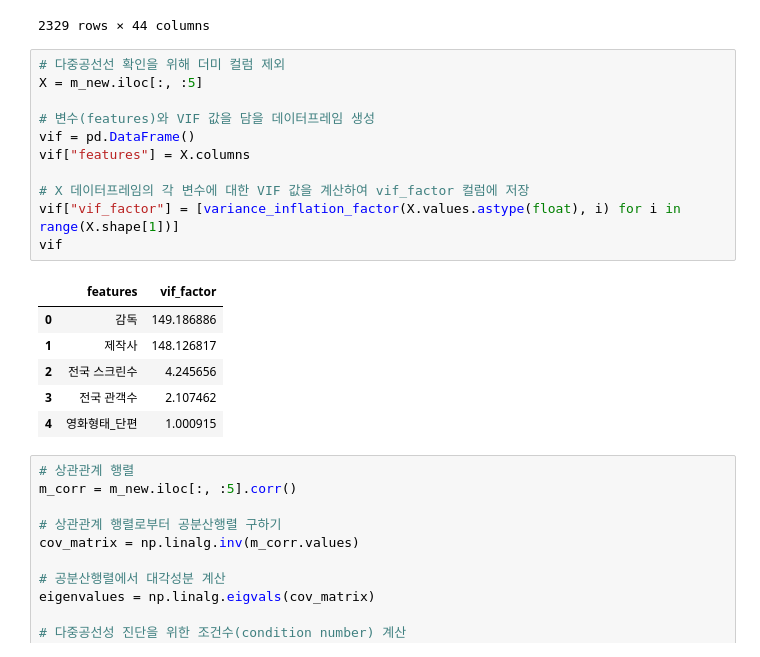
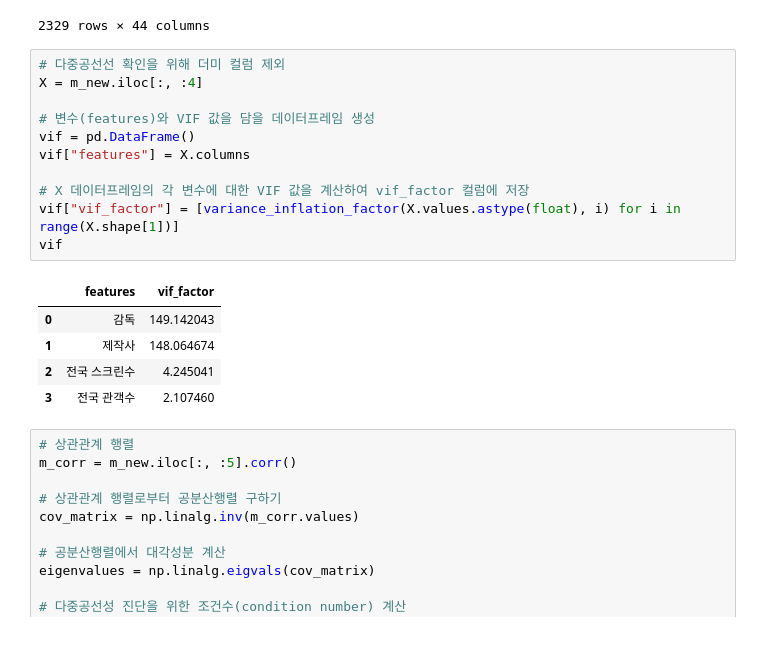
Before and after one commit to Dacon-ai-RunningFive/Dacon-AI, a Jupyter notebook: movie/notebooks/preprocessing/preprocessing2.ipynb, the cells around one changed output. Drawn from its saved outputs; the diff is of its cells as text.

```diff
--- a/movie/notebooks/preprocessing/preprocessing2.ipynb
+++ b/movie/notebooks/preprocessing/preprocessing2.ipynb
@@ -179,22 +179,21 @@ m_new
 2329 rows × 44 columns
 # %%
 # 다중공선선 확인을 위해 더미 컬럼 제외
-X = m_new.iloc[:, :5]
+X = m_new.iloc[:, :4]
 
 # 변수(features)와 VIF 값을 담을 데이터프레임 생성
 vif = pd.DataFrame()
 vif["features"] = X.columns
 
 # X 데이터프레임의 각 변수에 대한 VIF 값을 계산하여 vif_factor 컬럼에 저장
 vif["vif_factor"] = [variance_inflation_factor(X.values.astype(float), i) for i in range(X.shape[1])]
 vif
 # %% [output]
 |  | features | vif_factor |
-| 0 | 감독 | 149.186886 |
-| 1 | 제작사 | 148.126817 |
-| 2 | 전국 스크린수 | 4.245656 |
-| 3 | 전국 관객수 | 2.107462 |
-| 4 | 영화형태_단편 | 1.000915 |
+| 0 | 감독 | 149.142043 |
+| 1 | 제작사 | 148.064674 |
+| 2 | 전국 스크린수 | 4.245041 |
+| 3 | 전국 관객수 | 2.107460 |
 # %%
 # 상관관계 행렬
 m_corr = m_new.iloc[:, :5].corr()
```
Also changed, not shown: parts of 5 cells of this notebook, 2 other files.
